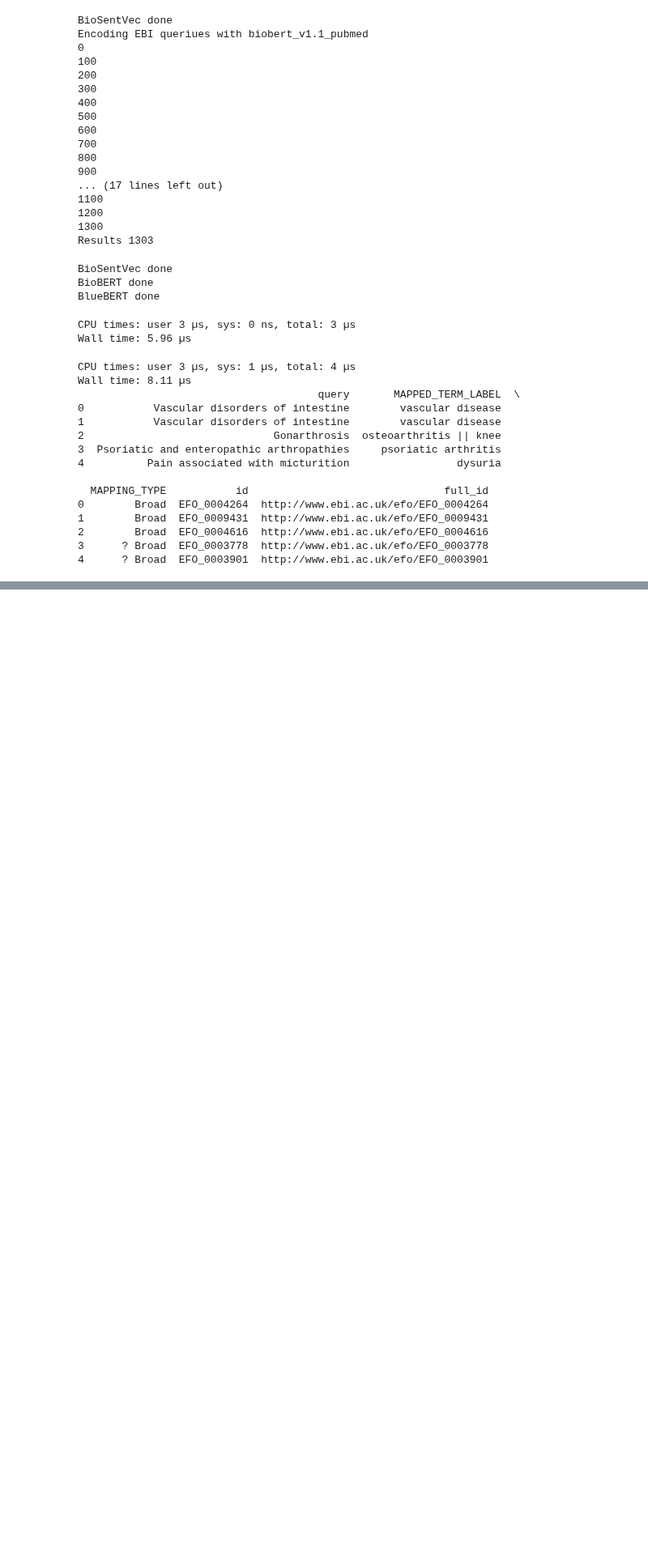
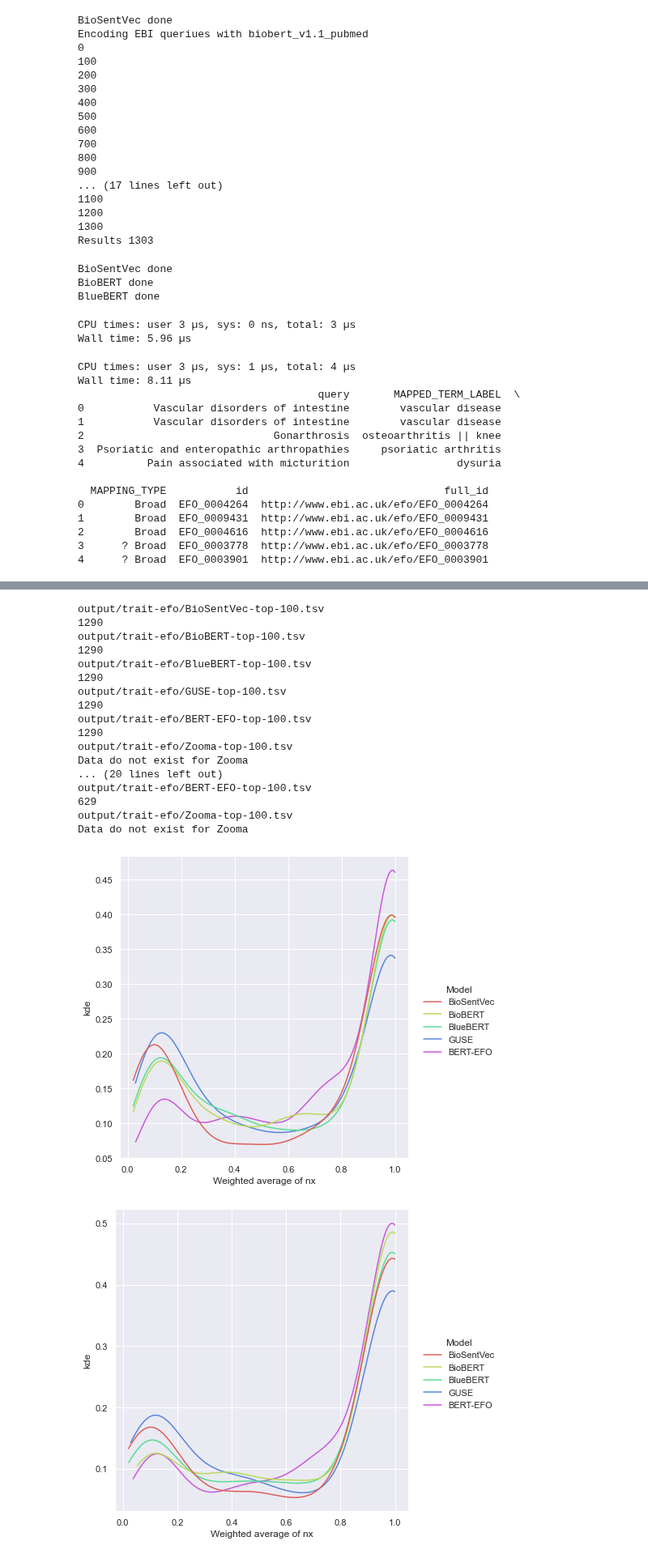
Before and after one commit to MRCIEU/vectology, a Jupyter notebook: analysis/paper/ebi-ukb-efo.ipynb, the cells around one changed output, grey strips where cells are left out. Shown at 81% size. Saved outputs shown, nothing was run; the diff lists cells and outputs as text; code cells hidden in the pictures; blank space fills up the shorter version.

```diff
--- a/analysis/paper/ebi-ukb-efo.ipynb
+++ b/analysis/paper/ebi-ukb-efo.ipynb
@@ -88,6 +88,10 @@ print(ebi_df.shape)
 ebi_df=ebi_df[ebi_df['query'].str.lower()!=ebi_df['MAPPED_TERM_LABEL'].str.lower()]
 print(ebi_df.shape)
 
+# add index as ID
+ebi_df['mapping_id']=range(0,ebi_df.shape[0])
+print(ebi_df.head())
+
 # get counts of mapping type
 print(ebi_df['MAPPING_TYPE'].value_counts())
 # %% [output]
@@ -463,21 +476,12 @@ def get_top(model,pairwise_data):
 #get_top('BioSentVec',dd)
 
 #get_top('BioSentVec',dd)
-f = '{output}/ebi-df2.csv.gz'
-if os.path.exists(f):
-    print('Done, reading',f)
-    ebi_df = pd.read_csv(f)
-else:
-    for m in modelData:
-        print(m['name'])
-        if m['name'] in ebi_df:
-            dd = run_pairs(m['name'])
-            #get_top(m['name'],dd)
-            write_to_file(model_name=m['name'],pairwise_data=dd)
-    ebi_df.to_csv(f,compression='gzip')
 
-
-
-print(ebi_df.head())
-print(ebi_df.describe())
-print(ebi_df.shape)
+for m in modelData:
+    print(m['name'])
+    dd = run_pairs(m['name'])
+    if dd is not None:
+        #get_top(m['name'],dd)
+        write_to_file(model_name=m['name'],pairwise_data=dd)
+    else:
+        print(m['name'],'not done')
@@ -851,34 +862,56 @@ def calc_weighted_average(model_name,top_num,mapping_types):
             weights = list(reversed(range(1,(len(nx_scores)+1))))
             weighted_avg = round(np.average( nx_scores, weights = weights),3)
             res.append(weighted_avg)
+            #print(nx_scores,weights,weighted_avg)
     print(len(res))
     return res
 
 #res = calc_weighted_average('BioSentVec',5)
 
 all_res = {}
-#top_nums=[5]
-top_nums=[1,2,5,10,20,50,100]
+#top_nums=[1,2,5,10,20,50,100]
+top_nums=[1]
 
 def run(mapping_types,mapping_name):
     for top_num in top_nums:
         for m in modelData:
             res = calc_weighted_average(m['name'],top_num,mapping_types)
             if res is not None:
                 all_res[m['name']]=res
 
         df = pd.DataFrame(all_res)
         df['efo'] = ebi_df['full_id']
         #print(df.head())
         df_melt = pd.melt(df, id_vars=['efo'])
         df_melt.rename(columns={'variable':'Model'},inplace=True)
         #print(df_melt.head())
         #ax = sns.displot(x="value", hue="Model", data=df_melt, kind='kde', cut=0, palette=pallete, height=6, cumulative=True,common_norm=False)
-        ax = sns.displot(x="value", hue="Model", data=df_melt, kind='kde', cut=0, palette=pallete, height=6,common_norm=False)
+        ax = sns.displot(x="value", hue="Model", data=df_melt, kind='kde', cut=0, palette=pallete, height=6,common_norm=True)
+        #sns_plot = sns.displot(ebi_df, x=f"{model}-nx",kde=True)
         ax.set(xlabel=f'Weighted average of nx', ylabel='kde')
         #ax.set_xscale("log")
-        ax.savefig(f"{output}outp/weighted-average-nx-{top_num}-{mapping_name}.pdf")
+        ax.savefig(f"{output}/weighted-average-nx-{top_num}-{mapping_name}.pdf")
 
 run(mapping_types=['Exact','Broad','Narrow'],mapping_name='all')
 run(mapping_types=['Exact'],mapping_name='exact')
 run(mapping_types=['Broad','Narrow'],mapping_name='broad-narrow')
+# %% [output]
+output/trait-efo/BioSentVec-top-100.tsv
+1290
+output/trait-efo/BioBERT-top-100.tsv
+1290
+output/trait-efo/BlueBERT-top-100.tsv
+1290
+output/trait-efo/GUSE-top-100.tsv
+1290
+output/trait-efo/BERT-EFO-top-100.tsv
+1290
+output/trait-efo/Zooma-top-100.tsv
+Data do not exist for Zooma
+... (20 lines left out)
+output/trait-efo/BERT-EFO-top-100.tsv
+629
+output/trait-efo/Zooma-top-100.tsv
+Data do not exist for Zooma
+[figure, added]
+[figure, added]
```
Also changed, not shown: parts of 8 cells of this notebook, 1 other file.
